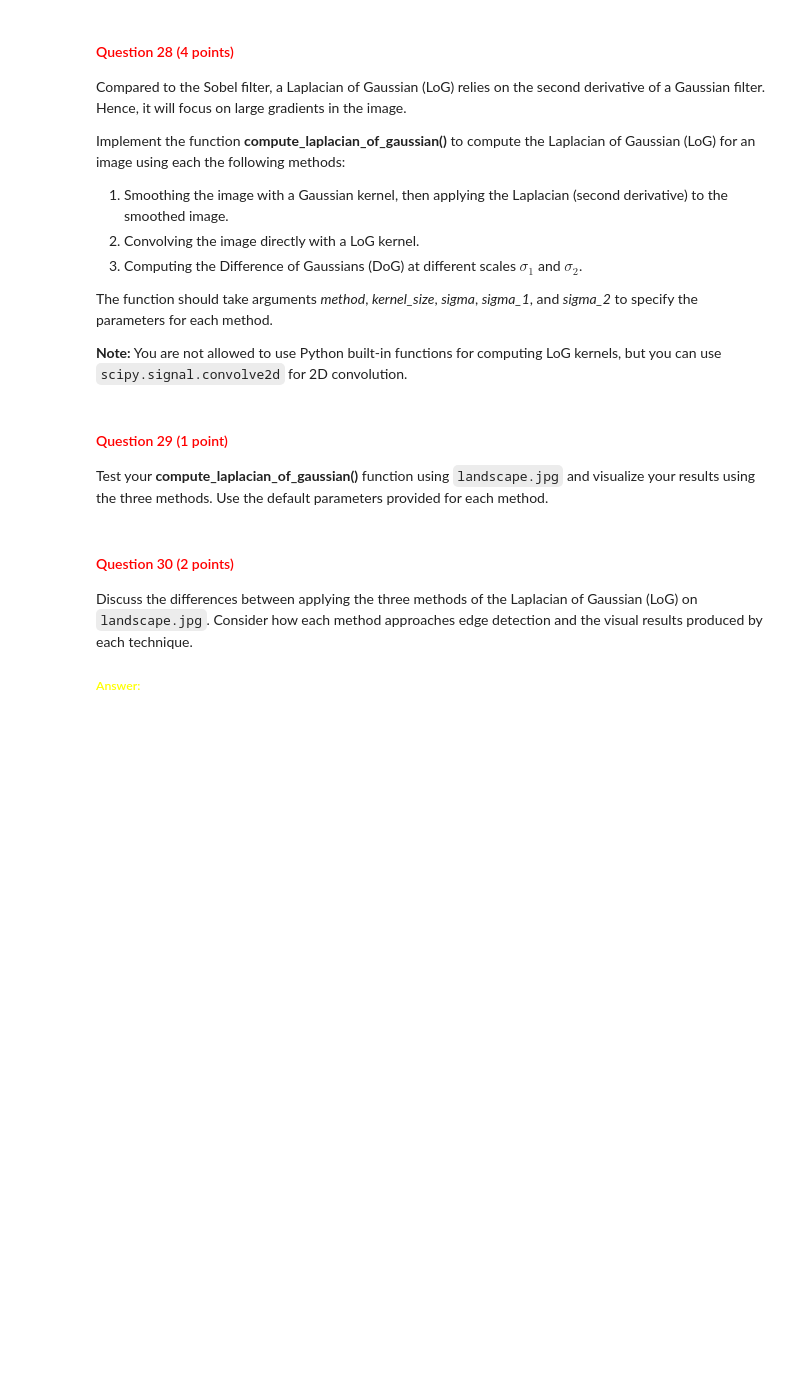
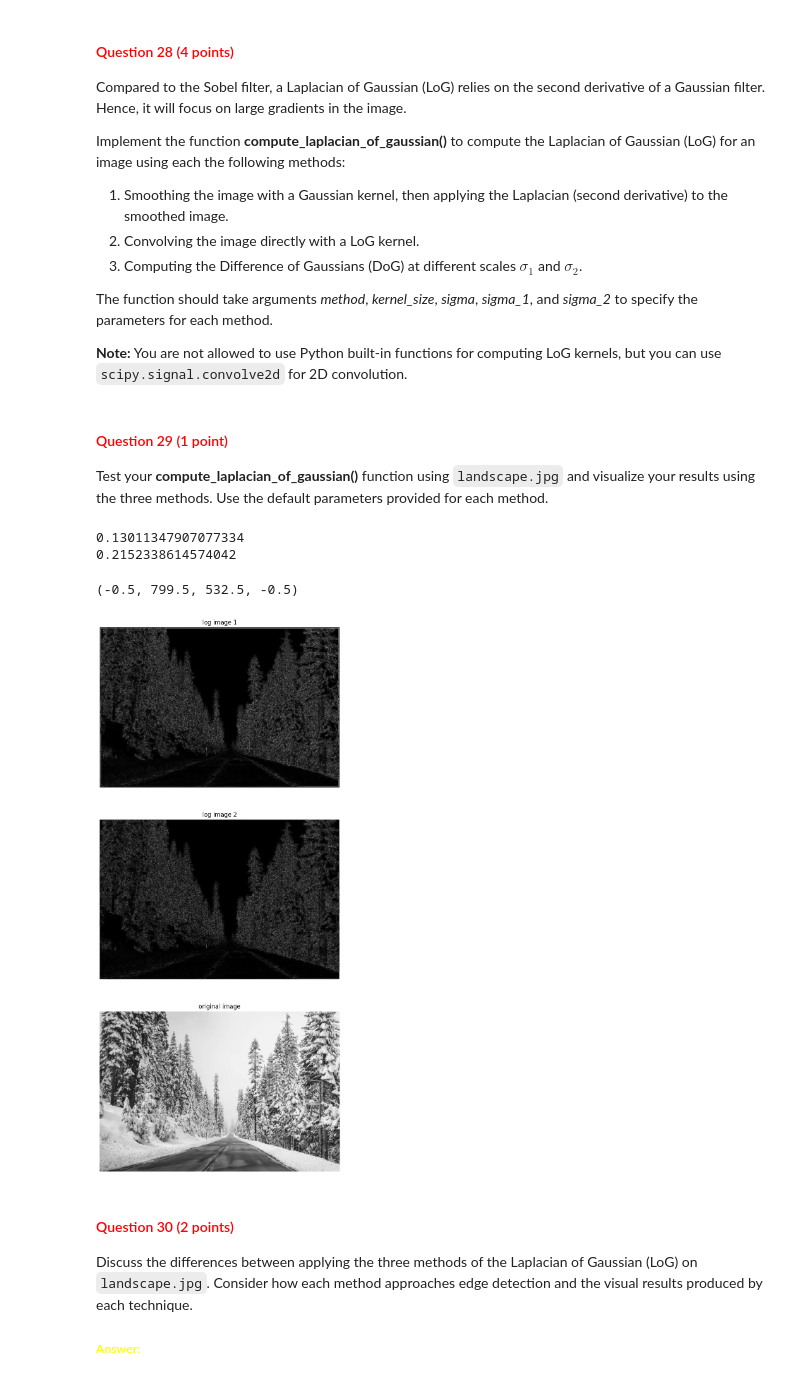
Before and after one commit to matthias-hagenauer/cv1_labs, a Jupyter notebook: cv1-lab-2/cv1-lab-2.ipynb, the cells around one changed output. Saved outputs shown, nothing was run; the diff lists cells and outputs as text; code cells hidden in the pictures; blank space fills up the shorter version.

```diff
--- a/cv1-lab-2/cv1-lab-2.ipynb
+++ b/cv1-lab-2/cv1-lab-2.ipynb
@@ -917,19 +958,24 @@ def compute_laplacian_of_gaussian(image, method, kernel_size=5, sigma=0.5, sigma
 
     if method == 1:
         # Method 1: Gaussian smoothing followed by the Laplacian
-
-        # YOUR CODE HERE
+        gaussian = gaussian_kernel_2D(sigma_x=sigma, sigma_y=sigma, kernel_size=kernel_size)
+        image = normalize_image(image)
+        image = np.abs(scipy.signal.convolve2d(image, gaussian))
+        image = np.abs(scipy.signal.convolve2d(image, laplacian_kernel))
+        log_image = image
 
     elif method == 2:
         # Method 2: Direct convolution with a LoG kernel
-
+        image = normalize_image(image)
+        image = np.abs(scipy.signal.convolve2d(image, laplacian_kernel))
+        log_image = image
         # YOUR CODE HERE
-
+        pass
     elif method == 3:
         # Method 3: Difference of Gaussians (DoG)
 
         # YOUR CODE HERE
-
+        pass
     else:
         raise ValueError("Invalid method. Choose 1, 2, or 3.")
 
@@ -944,3 +988,35 @@ Test your **compute_laplacian_of_gaussian()** function using `landscape.jpg` and
+# %%
+# YOUR CODE HERE
+image_path = './images/landscape.jpg'
+image = cv2.imread(image_path)
+gray_image = cv2.cvtColor(image, cv2.COLOR_BGR2GRAY)
+
+image_array = np.array(gray_image)
+
+log_image_1 = compute_laplacian_of_gaussian(image_array, 1)
+log_image_2 = compute_laplacian_of_gaussian(image_array, 2)
+
+print(np.mean(log_image_1))
+print(np.mean(log_image_2))
+
+fig, axs = plt.subplots(3, figsize=(25, 20))
+
+axs[0].imshow(log_image_1, cmap='gray')
+axs[0].set_title('log image 1')
+axs[0].axis('off')
+
+axs[1].imshow(log_image_2, cmap='gray')
+axs[1].set_title('log image 2')
+axs[1].axis('off')
+
+axs[2].imshow(image_array, cmap='gray')
+axs[2].set_title('original image')
+axs[2].axis('off')
+# %% [output]
+0.13011347907077334
+0.2152338614574042
+(-0.5, 799.5, 532.5, -0.5)
+[figure, added]
 # %% [markdown]
 <a id="question-30"></a>
 #### <font color='#FF0000'>Question 30 (2 points)</font>
```
Also changed, not shown: parts of 5 cells of this notebook.
